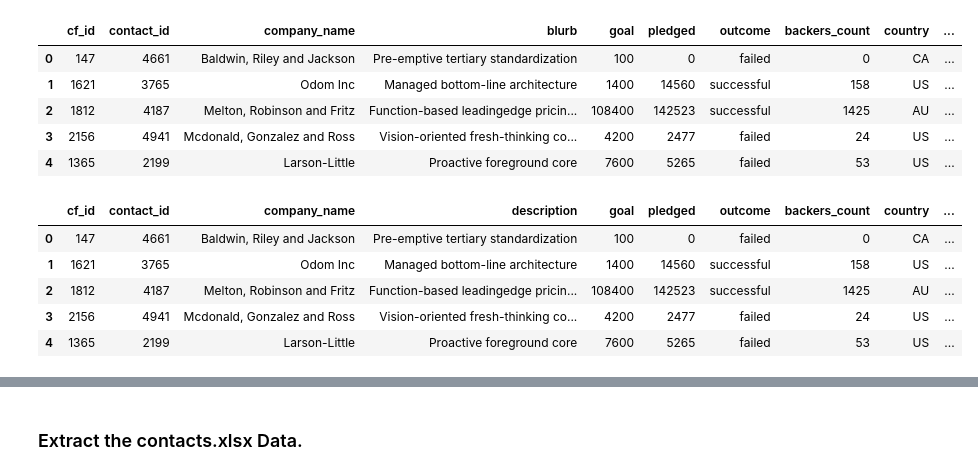
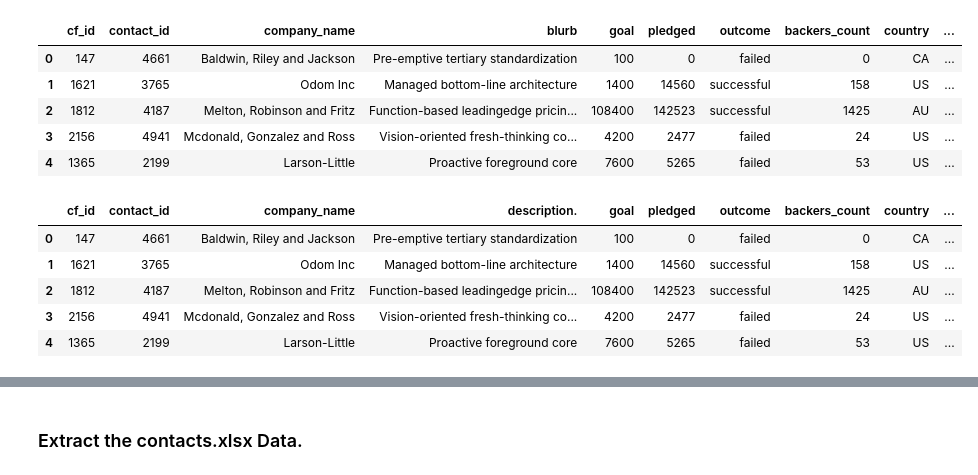
Before and after one commit to LM202345/Crowdfunding_ETL, a Jupyter notebook: ETL_Mini_Project_Starter_Code_Aoldacre.ipynb, the cells around one changed output, grey strips where cells are left out. Saved outputs shown, nothing was run; the diff lists cells and outputs as text; code cells hidden in the pictures.

Commit message:
campaign_df - float convert completed

```diff
--- a/ETL_Mini_Project_Starter_Code_Aoldacre.ipynb
+++ b/ETL_Mini_Project_Starter_Code_Aoldacre.ipynb
@@ -659,14 +659,31 @@ campaign_df.head()
 | 4 | 1365 | 2199 | Larson-Little | Proactive foreground core | 7600 | 5265 | failed | 53 | US | ... |
 # %%
 # Rename the blurb, launched_at, and deadline columns.
+#Blurb > description
+#launched at > launch_date
+#deadline > end_date
+
+#Create lists of changes for code clarity.
+Original_Col_Names = ['blurb','launched_at','deadline']
+New_Col_Names = ['description.','launch_date','end_date']
+
+#Test Validate List data pull.
+#print(Original_Col_Names[0]) #CONFIRMED
+#print("-------")
+#print(New_Col_Names[2]) #CONFIRMED
+
+#Rename Cols for campaign_df
+campaign_df = campaign_df.rename(columns={Original_Col_Names[0]:str(New_Col_Names[0]),Original_Col_Names[1]:str(New_Col_Names[1]),Original_Col_Names[2]:str(New_Col_Names[2])})
+
+campaign_df.head()
 
 #UNSURE ... what these need to be renamed to ... check the Project 2 Module/PDF.
 #Approach 1 => #Orig_Index_Cat_Values = Orig_Index_Cat_Values.rename(columns = {Orig_Split_Col_Name1:'Category'})
 #Approach 2 => #Updated_Cat_SubCat_DF = Updated_Cat_SubCat_DF.rename(columns={Orig_Split_Col_Name1: str(Orig_Split_Col_Name1) + "_Split_Dupe" })
 #Note Approach 2 ... uses a VAR to list out what the ColName is. #VAR => Orig_Split_Col_Name1
 #Approach 3 => #Analysis_Crowdfunding_DF = Analysis_Crowdfunding_DF.rename(columns={"Category": "category", "Subcategory":"subcategory" })
 # %% [output]
-|  | cf_id | contact_id | company_name | description | goal | pledged | outcome | backers_count | country | ... |
+|  | cf_id | contact_id | company_name | description. | goal | pledged | outcome | backers_count | country | ... |
 | 0 | 147 | 4661 | Baldwin, Riley and Jackson | Pre-emptive tertiary standardization | 100 | 0 | failed | 0 | CA | ... |
 | 1 | 1621 | 3765 | Odom Inc | Managed bottom-line architecture | 1400 | 14560 | successful | 158 | US | ... |
 | 2 | 1812 | 4187 | Melton, Robinson and Fritz | Function-based leadingedge pricin... | 108400 | 142523 | successful | 1425 | AU | ... |
```
Also changed, not shown: parts of 4 cells of this notebook.
